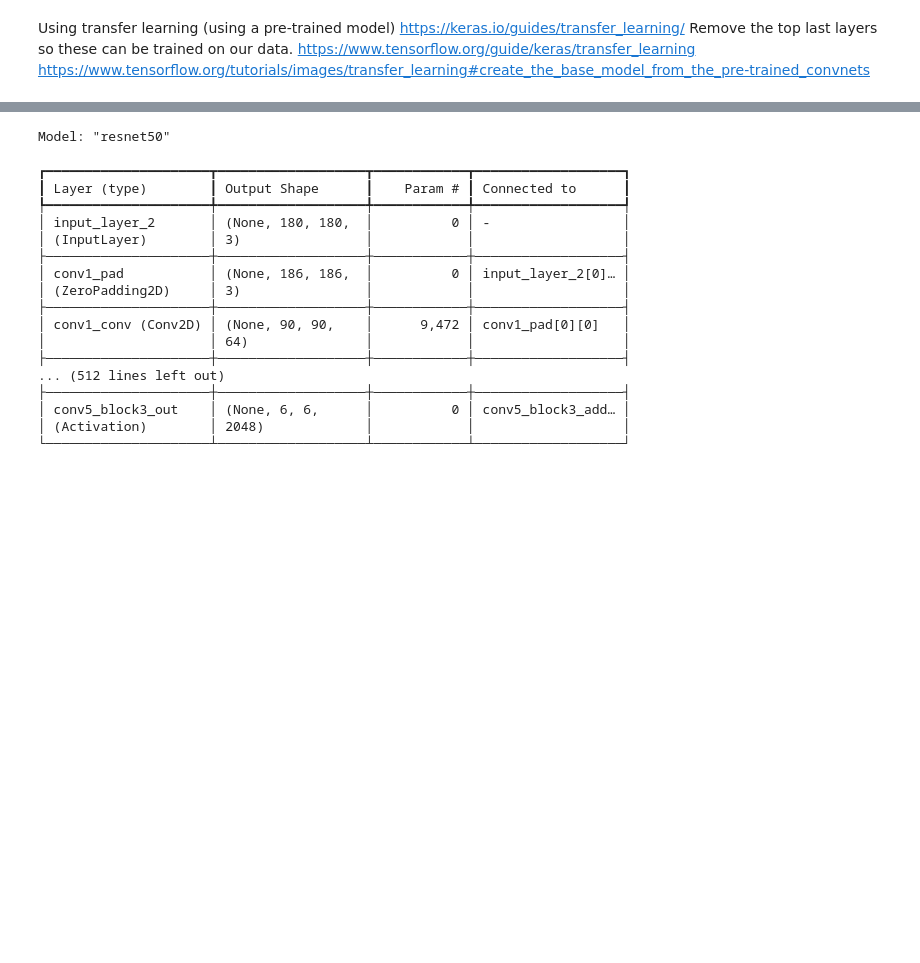
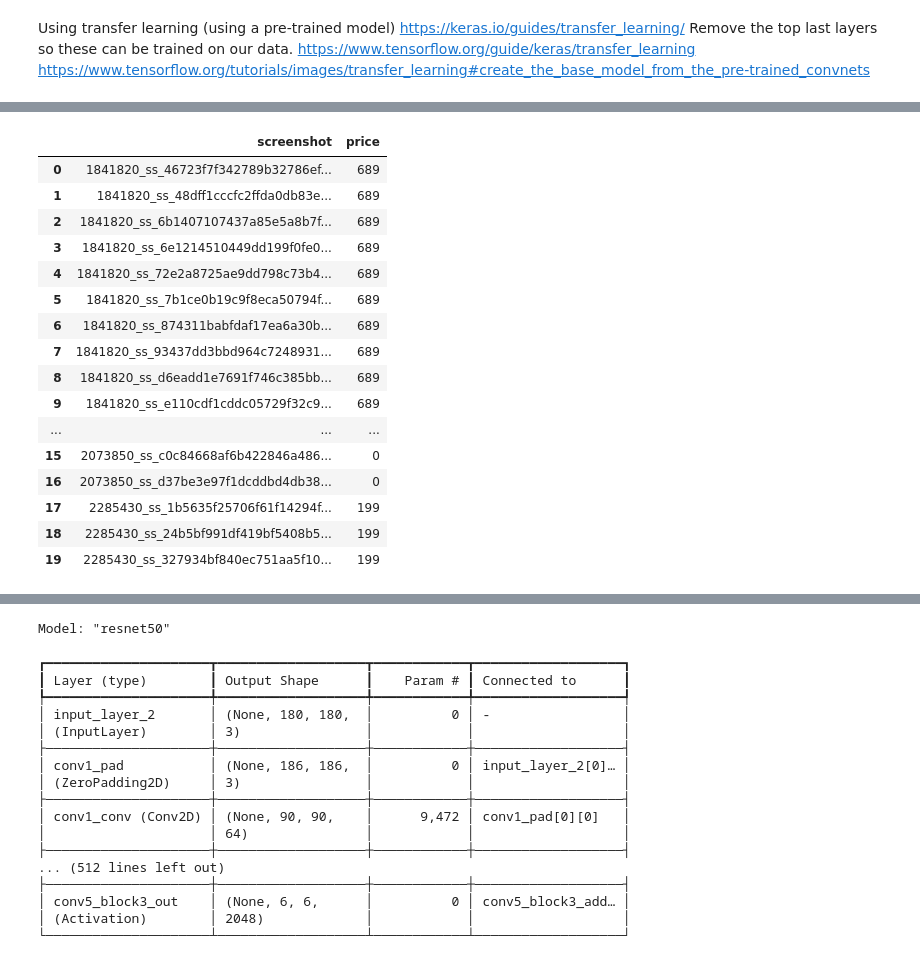
Before and after one commit to LaurensDergent/DataAnalytics, a Jupyter notebook: Assignment 2/Trial1_Laurens.ipynb, the cells around one changed output, grey strips where cells are left out. Saved outputs shown, nothing was run; the diff lists cells and outputs as text; code cells hidden in the pictures; blank space fills up the shorter version.

```diff
--- a/Assignment 2/Trial1_Laurens.ipynb
+++ b/Assignment 2/Trial1_Laurens.ipynb
@@ -201,0 +240,20 @@ Validation Mean Absolute Error: 1053.0098876953125
+# %%
+test_label_df.head(20)
+# %% [output]
+|  | screenshot | price |
+| 0 | 1841820_ss_46723f7f342789b32786ef... | 689 |
+| 1 | 1841820_ss_48dff1cccfc2ffda0db83e... | 689 |
+| 2 | 1841820_ss_6b1407107437a85e5a8b7f... | 689 |
+| 3 | 1841820_ss_6e1214510449dd199f0fe0... | 689 |
+| 4 | 1841820_ss_72e2a8725ae9dd798c73b4... | 689 |
+| 5 | 1841820_ss_7b1ce0b19c9f8eca50794f... | 689 |
+| 6 | 1841820_ss_874311babfdaf17ea6a30b... | 689 |
+| 7 | 1841820_ss_93437dd3bbd964c7248931... | 689 |
+| 8 | 1841820_ss_d6eadd1e7691f746c385bb... | 689 |
+| 9 | 1841820_ss_e110cdf1cddc05729f32c9... | 689 |
+| ... | ... | ... |
+| 15 | 2073850_ss_c0c84668af6b422846a486... | 0 |
+| 16 | 2073850_ss_d37be3e97f1dcddbd4db38... | 0 |
+| 17 | 2285430_ss_1b5635f25706f61f14294f... | 199 |
+| 18 | 2285430_ss_24b5bf991df419bf5408b5... | 199 |
+| 19 | 2285430_ss_327934bf840ec751aa5f10... | 199 |
```
Also changed, not shown: parts of 7 cells of this notebook.
